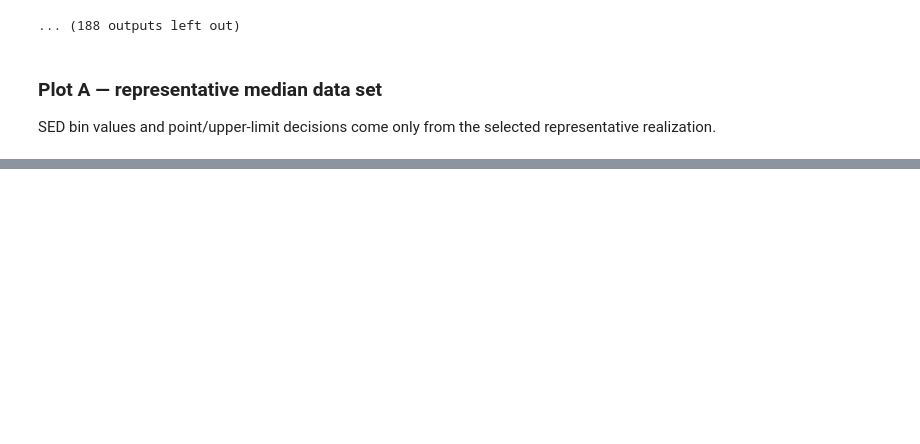
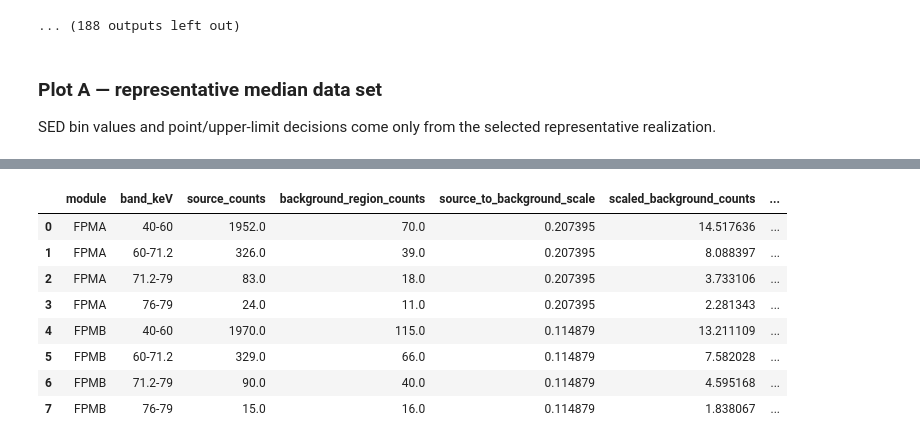
Before and after one commit to parshadkp/cosipy, a Jupyter notebook: docs/tutorials/spectral_fits/continuum_fit/AGN/Fluctuate_True/NGC4151_Paper_Plots_TH_Joint_Fluctuate_True.ipynb, the cells around one changed output, grey strips where cells are left out. Drawn from its saved outputs; the diff is of its cells as text; code cells hidden in the pictures; blank space fills up the shorter version.

```diff
--- a/docs/tutorials/spectral_fits/continuum_fit/AGN/Fluctuate_True/NGC4151_Paper_Plots_TH_Joint_Fluctuate_True.ipynb
+++ b/docs/tutorials/spectral_fits/continuum_fit/AGN/Fluctuate_True/NGC4151_Paper_Plots_TH_Joint_Fluctuate_True.ipynb
@@ -2793,0 +2808,42 @@ plt.show()
+# %%
+# Verify OGIP background scaling and show the counts that set the NuSTAR high-energy points.
+from pathlib import Path
+from astropy.io import fits
+
+_nustar_pha_dir = Path('/Users/parshadkp/Library/CloudStorage/OneDrive-ClemsonUniversity/COSI/Radio_Quiet_AGN/XRay')
+_nustar_background_rows = []
+for module, plugin in (('A', nustar_fpma), ('B', nustar_fpmb)):
+    stem = f'nu60001111005{module}01'
+    source_header = fits.getheader(_nustar_pha_dir / f'{stem}_sr.pha', 1)
+    background_header = fits.getheader(_nustar_pha_dir / f'{stem}_bk.pha', 1)
+    header_scale = (source_header['BACKSCAL'] * source_header['EXPOSURE'] /
+                    (background_header['BACKSCAL'] * background_header['EXPOSURE']))
+    plugin_scale = float(plugin.scale_factor)
+    np.testing.assert_allclose(plugin_scale, header_scale, rtol=1e-9)
+    e_min, _ = (np.asarray(edges, dtype=float) for edges in plugin.energy_boundaries)
+    source_counts = np.asarray(plugin.current_observed_counts, dtype=float)
+    background_counts = np.asarray(plugin.current_background_counts, dtype=float)
+    for band_lo, band_hi in ((40, 60), (60, 71.2), (71.2, 79), (76, 79)):
+        in_band = (e_min >= band_lo - 1e-6) & (e_min < band_hi - 1e-6)
+        source = float(source_counts[in_band].sum())
+        background = float(background_counts[in_band].sum())
+        scaled_background = plugin_scale * background
+        _nustar_background_rows.append({
+            'module': f'FPM{module}', 'band_keV': f'{band_lo:g}-{band_hi:g}',
+            'source_counts': source, 'background_region_counts': background,
+            'source_to_background_scale': plugin_scale,
+            'scaled_background_counts': scaled_background,
+            'net_counts': source - scaled_background,
+            'background_fraction': scaled_background / source if source else np.nan,
+        })
+display(pd.DataFrame(_nustar_background_rows))
+# %% [output]
+|  | module | band_keV | source_counts | background_region_counts | source_to_background_scale | scaled_background_counts | ... |
+| 0 | FPMA | 40-60 | 1952.0 | 70.0 | 0.207395 | 14.517636 | ... |
+| 1 | FPMA | 60-71.2 | 326.0 | 39.0 | 0.207395 | 8.088397 | ... |
+| 2 | FPMA | 71.2-79 | 83.0 | 18.0 | 0.207395 | 3.733106 | ... |
+| 3 | FPMA | 76-79 | 24.0 | 11.0 | 0.207395 | 2.281343 | ... |
+| 4 | FPMB | 40-60 | 1970.0 | 115.0 | 0.114879 | 13.211109 | ... |
+| 5 | FPMB | 60-71.2 | 329.0 | 66.0 | 0.114879 | 7.582028 | ... |
+| 6 | FPMB | 71.2-79 | 90.0 | 40.0 | 0.114879 | 4.595168 | ... |
+| 7 | FPMB | 76-79 | 15.0 | 16.0 | 0.114879 | 1.838067 | ... |
```
Also changed, not shown: parts of 14 cells of this notebook, 2 other files.
